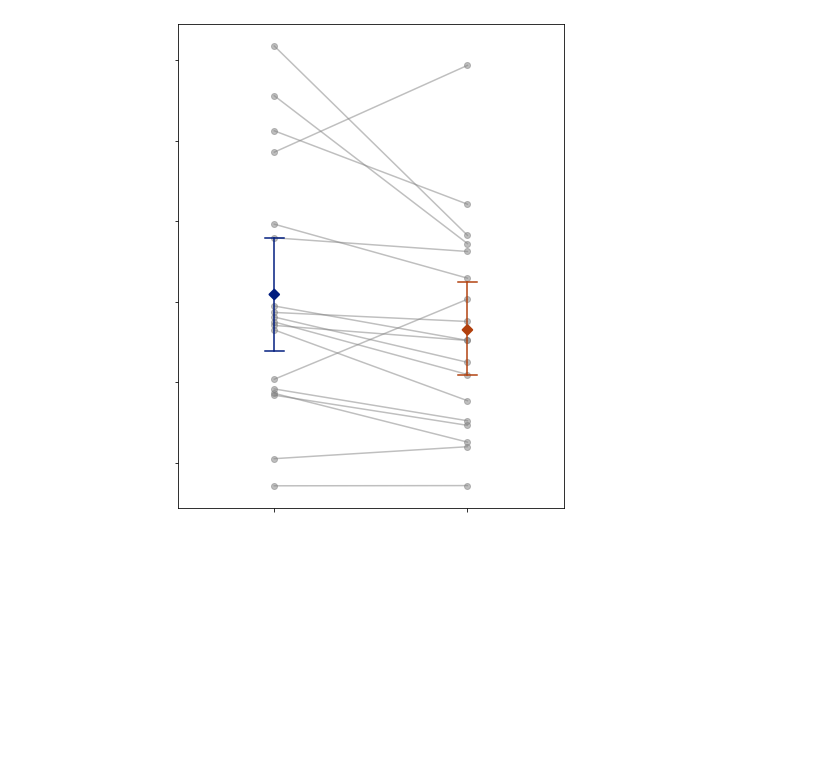
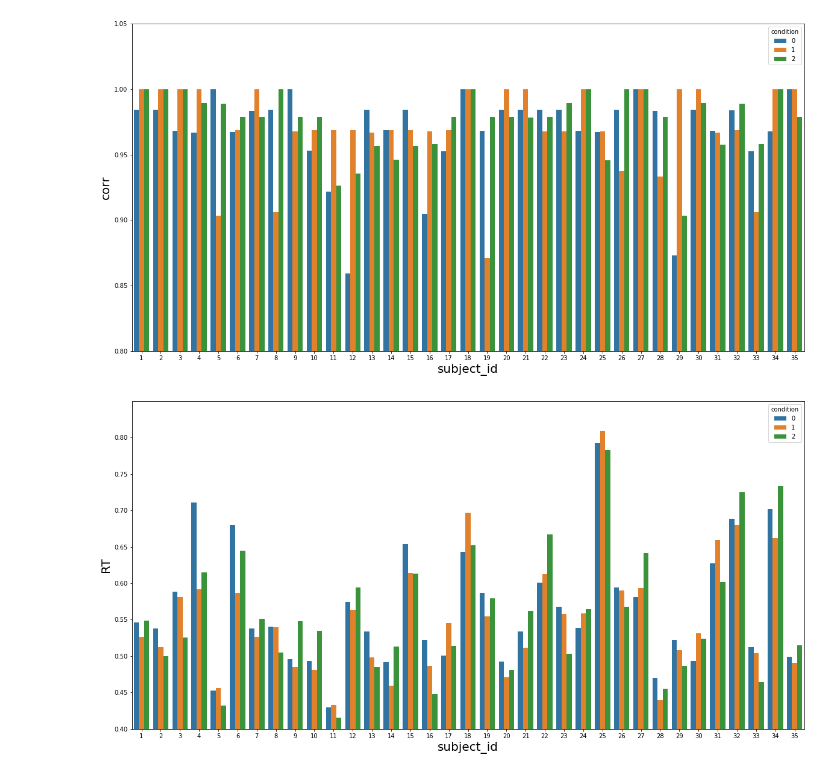
Before and after one commit to JKYUPSYCHE/GRNA, a Jupyter notebook: LME_GRNA.ipynb, the cells around one changed output. Saved outputs shown, nothing was run; the diff lists cells and outputs as text; code cells hidden in the pictures; blank space fills up the shorter version.

```diff
--- a/LME_GRNA.ipynb
+++ b/LME_GRNA.ipynb
@@ -169,27 +73,19 @@ print(df)
-# %%
-# Calculate group means and the standard error of the mean (SEM)
-group_stats = df.groupby('condition')['RT'].agg(['mean', 'sem']).reset_index()
-
-# Start the plot
-plt.figure(figsize=(7, 8))
-
-# Plot individual subject lines
-for subject in df['subject_id'].unique():
-    subject_data = df[df['subject_id'] == subject]
-    plt.plot(subject_data['condition'], subject_data['RT'], marker='o', color='grey', alpha=0.5)
-
-# Overlay the group means with error bars
-sns.pointplot(data=df, x='condition', y='RT', capsize=0.1, join=False, palette="dark", markers='D', errwidth=1.5)
-
-# Improve the aesthetics and layout
-plt.rc('axes', labelsize= 15)
-plt.xlabel('Condition', color = 'white')
-plt.xticks([0, 1], ['incongruent', 'congruent'], color = 'white')
-plt.ylabel('Reaction Time(sec)', color = 'white')
-plt.yticks(color = 'white')
-plt.tight_layout()
-
-# Show the plot
-plt.show()
-# %% [output]
-[figure, removed]
+# %%
+# plotting raw data
+
+# accuracy
+plt.figure(figsize=(20, 10))
+plt.rc('axes', labelsize = 20)
+sns.barplot(data= outlier_dropped_df, x='subject_id', y='corr', hue = 'condition', errorbar=None)
+plt.ylim(bottom=0.8)
+plt.show()
+
+# reaction time
+plt.figure(figsize=(20, 10))
+plt.rc('axes', labelsize = 20)
+sns.barplot(data= outlier_dropped_df, x='subject_id', y='RT', hue='condition', errorbar=None)
+plt.ylim(bottom=0.4)
+plt.show()
+# %% [output]
+[figure, added]
+[figure, added]
```
Also changed, not shown: parts of 21 cells of this notebook.
